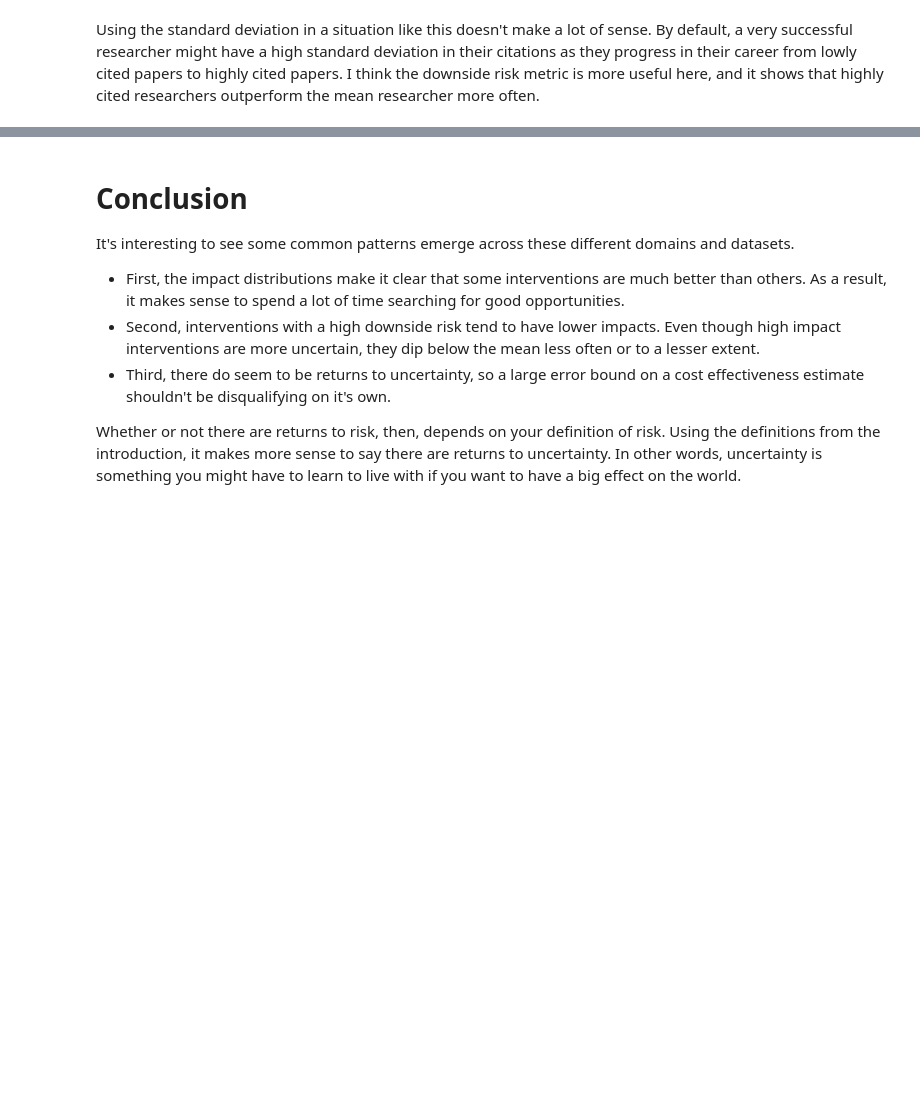
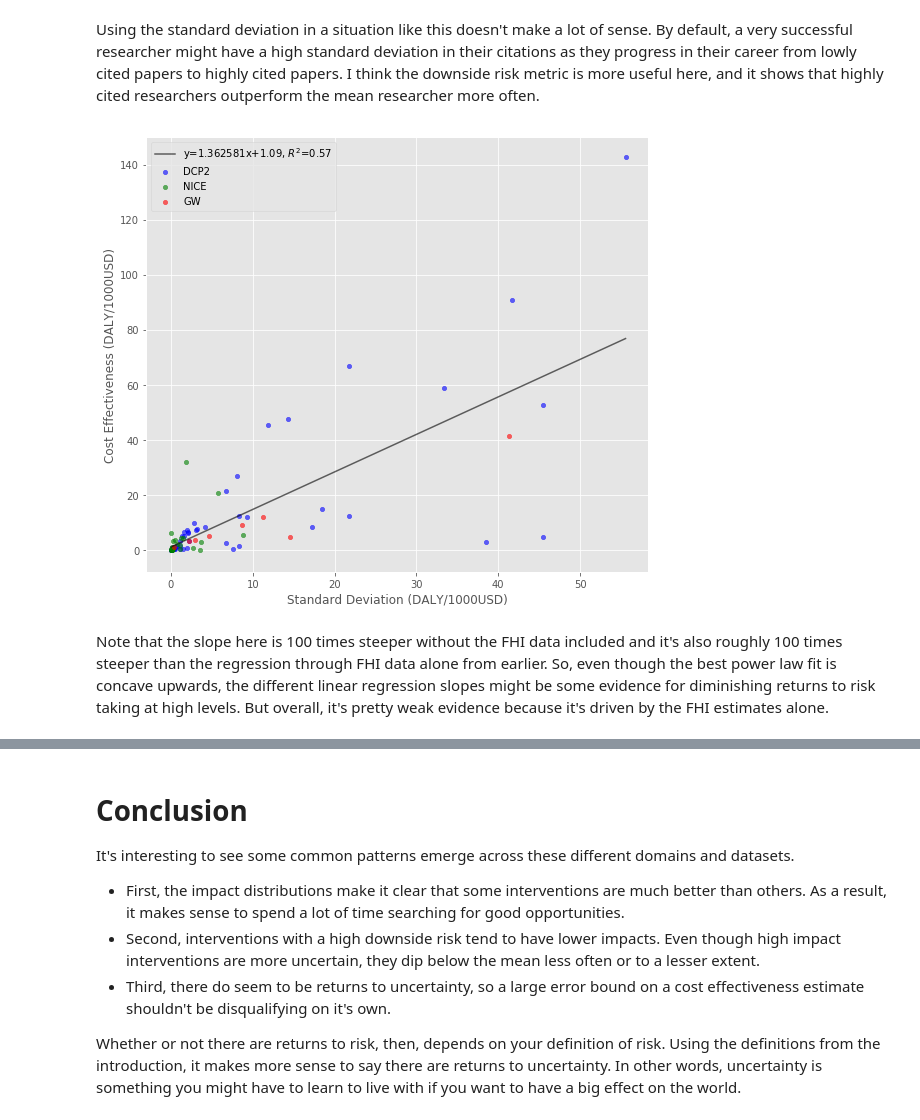
Before and after one commit to psthomas/risk-return, a Jupyter notebook: returns.ipynb, the cells around one changed output, grey strips where cells are left out. Cells and saved outputs as stored; diff of their text form; code cells hidden in the pictures; blank space fills up the shorter version.

```diff
--- a/returns.ipynb
+++ b/returns.ipynb
@@ -544,3 +657,37 @@ plt.show()
 [figure]
 # %% [markdown]
 Using the standard deviation in a situation like this doesn't make a lot of sense.  By default, a very successful researcher might have a high standard deviation in their citations as they progress in their career from lowly cited papers to highly cited papers.  I think the downside risk metric is more useful here, and it shows that highly cited researchers outperform the mean researcher more often.
+# %%
+temp_df = comb_df[comb_df['source'] != 'FHI']
+
+group_colors = {'GW':'red', 'NICE': 'green', 'DCP2':'blue' }
+
+fig, ax = plt.subplots(figsize=(9,8))
+
+for src in group_colors.keys():
+    x_vals = temp_df[(temp_df['source'] == src)].loc[:,'stdev']
+    y_vals = temp_df[(temp_df['source'] == src)].loc[:,'cost_effectiveness']
+    ax.scatter(x=x_vals, y=y_vals, color=group_colors[src], s=20, alpha=0.6, label=src)
+
+ax.set_xlabel('Standard Deviation (DALY/1000USD)')
+ax.set_ylabel('Cost Effectiveness (DALY/1000USD)')
+
+x = pd.DataFrame({'stdev': np.linspace(temp_df['stdev'].min(),
+                                       temp_df['stdev'].max(), 5000)})
+
+poly_52 = smf.ols(formula='cost_effectiveness ~ 1 + stdev',
+                 data=temp_df, missing='drop').fit()
+
+plt.plot(x, poly_52.predict(x), 'k-',
+    label='y={1:.6f}x+{2:.2f}, $R^2$={0:.2f}' \
+    .format(poly_52.rsquared, poly_52.params.stdev,
+            poly_52.params.Intercept), alpha=0.6)
+
+
+
+plt.legend()
+plt.show()
+# %% [output]
+[figure, added]
+# %% [markdown]
+Note that the slope here is 100 times steeper without the FHI data included and it's also roughly 100 times steeper than the regression through FHI data alone from earlier. So, even though the best power law fit is concave upwards, the different linear regression slopes might be some evidence for diminishing returns to risk taking at high levels.  But overall, it's pretty weak evidence because it's driven by the FHI estimates alone.
```
Also changed, not shown: parts of 27 cells of this notebook, 1 other file.
